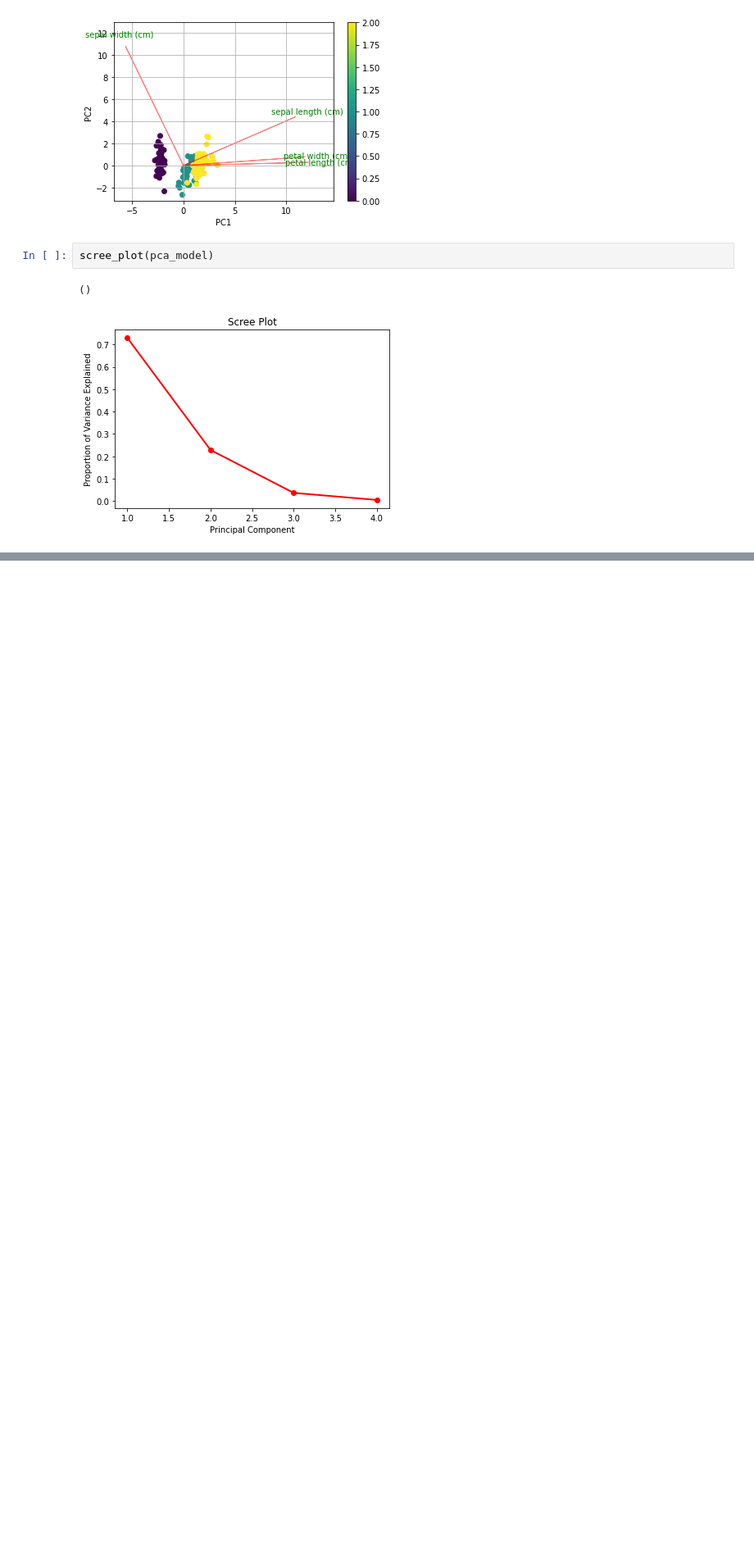
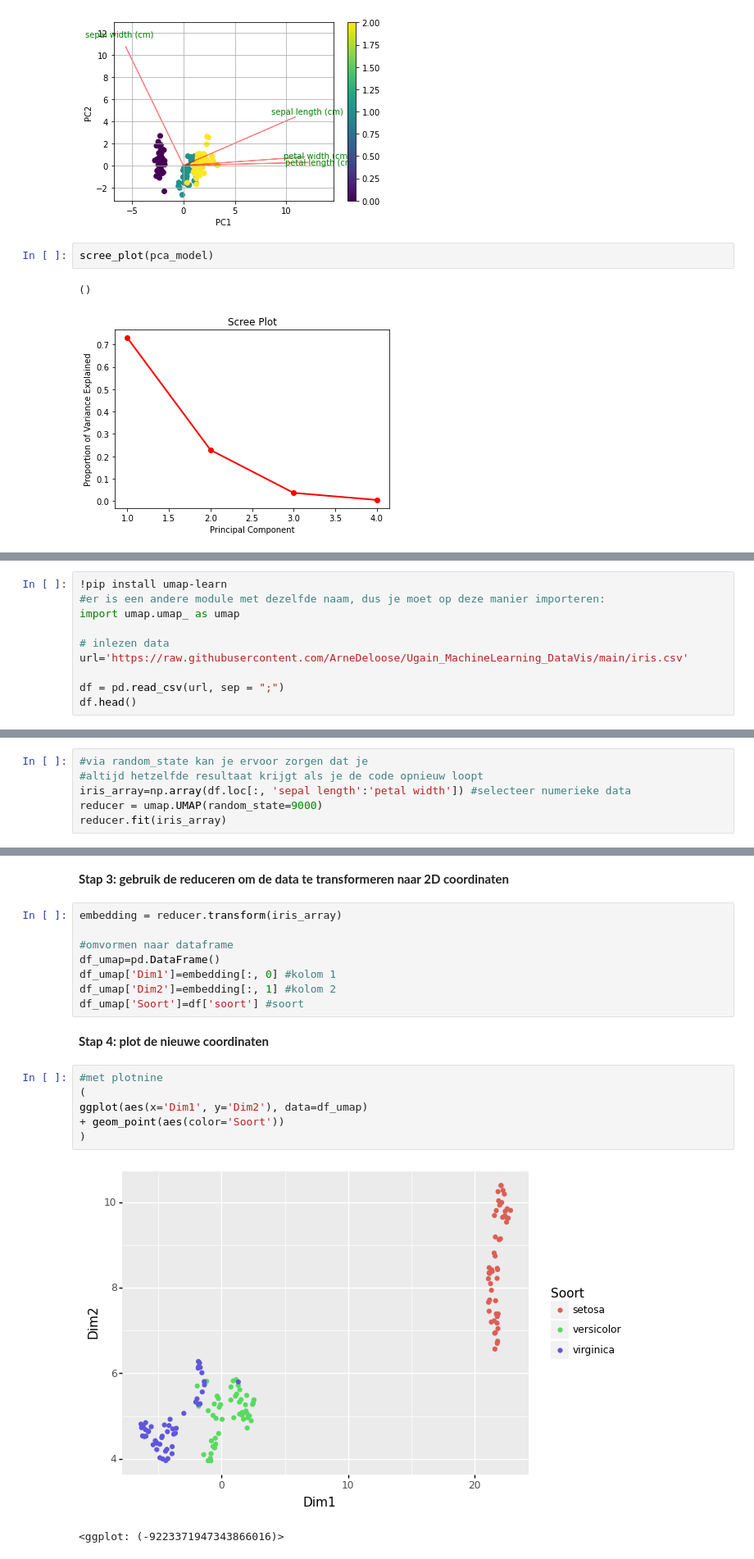
Before and after one commit to ArneDeloose/Ugain_MachineLearning_DataVis, a Jupyter notebook: DimensionReduction_Theory.ipynb, the cells around one changed output, grey strips where cells are left out. Shown at 82% size. Saved outputs shown, nothing was run; the diff lists cells and outputs as text; blank space fills up the shorter version.

Commit message:
Update umap
Umap naar theorie verplaatst

```diff
--- a/DimensionReduction_Theory.ipynb
+++ b/DimensionReduction_Theory.ipynb
@@ -156,0 +169,10 @@ scree_plot(pca_model)
+# %%
+!pip install umap-learn
+#er is een andere module met dezelfde naam, dus je moet op deze manier importeren:
+import umap.umap_ as umap
+
+# inlezen data
+url='https://raw.githubusercontent.com/ArneDeloose/Ugain_MachineLearning_DataVis/main/iris.csv'
+
+df = pd.read_csv(url, sep = ";")
+df.head()
@@ -156,0 +202,6 @@ scree_plot(pca_model)
+# %%
+#via random_state kan je ervoor zorgen dat je
+#altijd hetzelfde resultaat krijgt als je de code opnieuw loopt
+iris_array=np.array(df.loc[:, 'sepal length':'petal width']) #selecteer numerieke data
+reducer = umap.UMAP(random_state=9000)
+reducer.fit(iris_array)
@@ -156,0 +210,21 @@ scree_plot(pca_model)
+# %% [markdown]
+**Stap 3: gebruik de reduceren om de data te transformeren naar 2D coordinaten**
+# %%
+embedding = reducer.transform(iris_array)
+
+#omvormen naar dataframe
+df_umap=pd.DataFrame()
+df_umap['Dim1']=embedding[:, 0] #kolom 1
+df_umap['Dim2']=embedding[:, 1] #kolom 2
+df_umap['Soort']=df['soort'] #soort
+# %% [markdown]
+**Stap 4: plot de nieuwe coordinaten**
+# %%
+#met plotnine
+(
+ggplot(aes(x='Dim1', y='Dim2'), data=df_umap)
++ geom_point(aes(color='Soort'))
+)
+# %% [output]
+[figure, added]
+<ggplot: (-9223371947343866016)>
```
Also changed, not shown: parts of 20 cells of this notebook, 2 other files.
